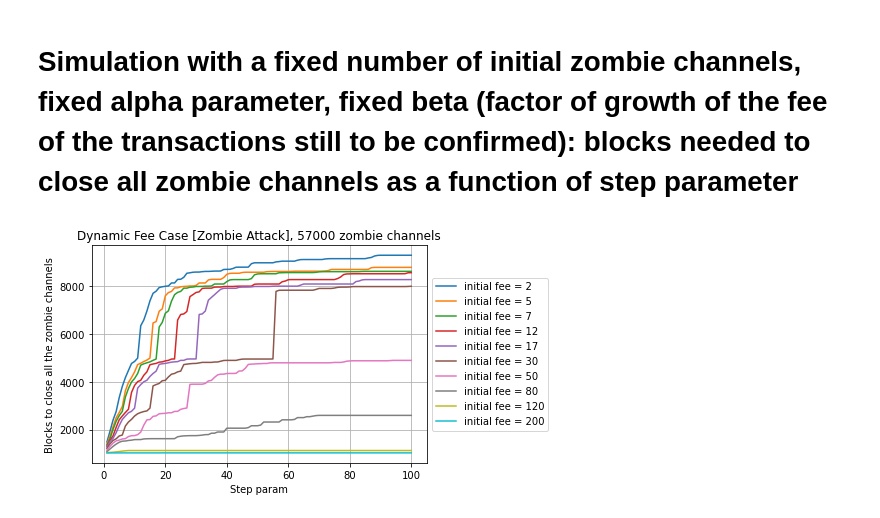
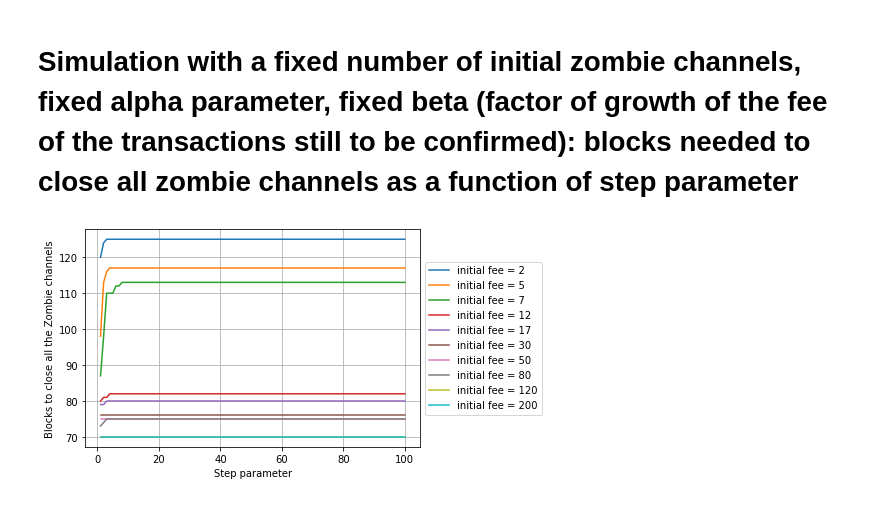
Before and after one commit to CosimoSguanci/Mass-Exit-Attacks-on-LN, a Jupyter notebook: ZombieAttackSimulation.ipynb, the cells around one changed output. Drawn from its saved outputs; the diff is of its cells as text; code cells hidden in the pictures.

```diff
--- a/ZombieAttackSimulation.ipynb
+++ b/ZombieAttackSimulation.ipynb
@@ -15,7 +15,8 @@ MEMPOOL_DIR_DURING_CONGESTION = "mempool-during-congestion"
 MEMPOOL_DIR_BEFORE_CONGESTION = "mempool-before-congestion"
 MEMPOOL_DIR_NO_CONGESTION = "mempool-no-congestion"
 
-INITIAL_NUM_ZOMBIE_CHANNELS = 57000 # Estimated as of Feb 4, 2022
+INITIAL_NUM_ZOMBIE_CHANNELS = 65560 # Edges crossed by the Max-Cut, computed with the imbalanced-max-cut Greedy procedure,
+                                    # with data obtained on January, 2022
 LN_CLOSING_CHANNEL_DELAY = 1000 # ~ 1 week
 
 # We read the file containing mempool historical data
@@ -315,17 +263,15 @@ for fraction in fractions:
 
     i = 0
     while(i < len(fee_ranges)):
-        blocks_to_close_all_channels = LN_CLOSING_CHANNEL_DELAY + simulate(mempool_data, blocks_data, FIRST_BLOCK_HEIGHT, i, zombie_channels)
-
-        #print(blocks_to_close_all_channels, "blocks to close all channels with fee =", fee_ranges[i])
-
+        #blocks_to_close_all_channels = LN_CLOSING_CHANNEL_DELAY + simulate(mempool_data, blocks_data, FIRST_BLOCK_HEIGHT, i, zombie_channels)
+        blocks_to_close_all_channels = simulate(mempool_data, blocks_data, FIRST_BLOCK_HEIGHT, i, zombie_channels)
         needed_blocks.append(blocks_to_close_all_channels)
         i += 1
     plt.plot(fee_ranges, needed_blocks)
-    labels.append(f"{zombie_channels} attacked channels")
+    labels.append(f"Attacked {int(fraction * 100)}% of Max-Cut \n({zombie_channels} channels)")
 
-plt.xlabel('Fee Rate')
-plt.ylabel(f'Blocks needed to close 100% of the zombie channels')
+plt.xlabel('Fee used by the victims')
+plt.ylabel(f'Blocks needed to close all the Zombie channels')
 plt.legend(labels=labels, loc='center left', bbox_to_anchor=(1, 0.5))
 plt.show()
 # %% [output]
@@ -500,16 +446,17 @@ for alpha in alphas:
     needed_blocks = []
 
     for step in steps:
-        needed_blocks.append(LN_CLOSING_CHANNEL_DELAY + simulate(mempool_data, blocks_data, FIRST_BLOCK_HEIGHT, fee_index_in_ranges, INITIAL_NUM_ZOMBIE_CHANNELS, highest_priority=highest_priority, dynamic=True, beta=beta, step=step))
+        #needed_blocks.append(LN_CLOSING_CHANNEL_DELAY + simulate(mempool_data, blocks_data, FIRST_BLOCK_HEIGHT, fee_index_in_ranges, INITIAL_NUM_ZOMBIE_CHANNELS, highest_priority=highest_priority, dynamic=True, beta=beta, step=step))
+        needed_blocks.append(simulate(mempool_data, blocks_data, FIRST_BLOCK_HEIGHT, fee_index_in_ranges, INITIAL_NUM_ZOMBIE_CHANNELS, highest_priority=highest_priority, dynamic=True, beta=beta, step=step))
 
     legend.append(f"initial fee = {initial_fee}") # , beta = {beta}
 
     plt.plot(steps, needed_blocks)
 
 
-plt.title(f'Dynamic Fee Case [Zombie Attack], {INITIAL_NUM_ZOMBIE_CHANNELS} zombie channels')
-plt.xlabel('Step param')
-plt.ylabel('Blocks to close all the zombie channels')
+#plt.title(f'Dynamic Fee Case [Zombie Attack], {INITIAL_NUM_ZOMBIE_CHANNELS} zombie channels')
+plt.xlabel('Step parameter')
+plt.ylabel('Blocks to close all the Zombie channels')
 plt.legend(labels=legend, loc='center left', bbox_to_anchor=(1, 0.5))
 plt.show()
 
@@ -527,59 +474,60 @@ for alpha in alphas:
     if(fee_index_in_ranges > len(fee_ranges) - 1):
         highest_priority = True
         fee_index_in_ranges = len(fee_ranges) - 1
 
     initial_fee = fee_ranges[fee_index_in_ranges]
 
     needed_blocks = []
 
     for step in steps:
-        needed_blocks.append(LN_CLOSING_CHANNEL_DELAY + simulate(mempool_data, blocks_data, FIRST_BLOCK_HEIGHT, fee_index_in_ranges, 1000000, highest_priority=highest_priority, dynamic=True, beta=beta, step=step))
+        #needed_blocks.append(LN_CLOSING_CHANNEL_DELAY + simulate(mempool_data, blocks_data, FIRST_BLOCK_HEIGHT, fee_index_in_ranges, 1000000, highest_priority=highest_priority, dynamic=True, beta=beta, step=step))
+        needed_blocks.append(simulate(mempool_data, blocks_data, FIRST_BLOCK_HEIGHT, fee_index_in_ranges, 1000000, highest_priority=highest_priority, dynamic=True, beta=beta, step=step))
 
     legend.append(f"initial fee = {initial_fee}") # , beta = {beta}
 
     plt.plot(steps, needed_blocks)
 
 
-plt.title(f'Dynamic Fee Case [Zombie Attack], 1M zombie channels')
-plt.xlabel('Step param')
-plt.ylabel('Blocks to close all the zombie channels')
+#plt.title(f'Dynamic Fee Case [Zombie Attack], 1M zombie channels')
+plt.xlabel('Step parameter')
+plt.ylabel('Blocks to close all the Zombie channels')
 plt.legend(labels=legend, loc='center left', bbox_to_anchor=(1, 0.5))
 plt.show()
 
 ######
 
-alphas = [0.25, 0.5, 0.75, 1]
-percentages_to_be_closed = np.linspace(0.5, 1.0, num=6)
-# beta still fixed to 1%
+# alphas = [0.25, 0.5, 0.75, 1]
+# percentages_to_be_closed = np.linspace(0.5, 1.0, num=6)
+# # beta still fixed to 1%
 
-for alpha in alphas:
+# for alpha in alphas:
 
-    highest_priority = False
+#     highest_priority = False
 
-    fee_index_in_ranges = math.floor(alpha * (len(fee_ranges) - 1))
+#     fee_index_in_ranges = math.floor(alpha * (len(fee_ranges) - 1))
 
-    if(fee_index_in_ranges > len(fee_ranges) - 1):
-        highest_priority = True
-        fee_index_in_ranges = len(fee_ranges) - 1
+#     if(fee_index_in_ranges > len(fee_ranges) - 1):
+#         highest_priority = True
+#         fee_index_in_ranges = len(fee_ranges) - 1
 
-    initial_fee = fee_ranges[fee_index_in_ranges]
+#     initial_fee = fee_ranges[fee_index_in_ranges]
 
-    fig, ax = plt.subplots()
-    ax.grid(True)
+#     fig, ax = plt.subplots()
+#     ax.grid(True)
 
-    legend = []
+#     legend = []
 
-    for percentage in percentages_to_be_closed:
-        needed_blocks = []
-        for step in steps:
-            needed_blocks.append(LN_CLOSING_CHANNEL_DELAY + simulate(mempool_data, blocks_data, 497928, fee_index_in_ranges, INITIAL_NUM_ZOMBIE_CHANNELS, highest_priority=highest_priority, dynamic=True, beta=beta, step=step, percentage_to_be_closed=percentage))
-        legend.append(f"{percentage * 100}% of zombie channels closed")
-        plt.plot(steps, needed_blocks)
+#     for percentage in percentages_to_be_closed:
+#         needed_blocks = []
+#         for step in steps:
+#             needed_blocks.append(LN_CLOSING_CHANNEL_DELAY + simulate(mempool_data, blocks_data, 497928, fee_index_in_ranges, INITIAL_NUM_ZOMBIE_CHANNELS, highest_priority=highest_priority, dynamic=True, beta=beta, step=step, percentage_to_be_closed=percentage))
+#         legend.append(f"{percentage * 100}% of zombie channels closed")
+#         plt.plot(steps, needed_blocks)
 
-    plt.title(f'Dynamic Fee Case [Zombie Attack], initial fee = {initial_fee}')
-    plt.xlabel('Step param')
-    plt.ylabel('Number of blocks')
-    plt.legend(labels=legend, loc='center left', bbox_to_anchor=(1, 0.5))
-    plt.show()
+#     #plt.title(f'Dynamic Fee Case [Zombie Attack], initial fee = {initial_fee}')
+#     plt.xlabel('Step param')
+#     plt.ylabel('Number of blocks')
+#     plt.legend(labels=legend, loc='center left', bbox_to_anchor=(1, 0.5))
+#     plt.show()
 # %% [output]
-[figure, old version]
+[figure, new version]
```
Also changed, not shown: parts of 7 cells of this notebook, 1 other file.
